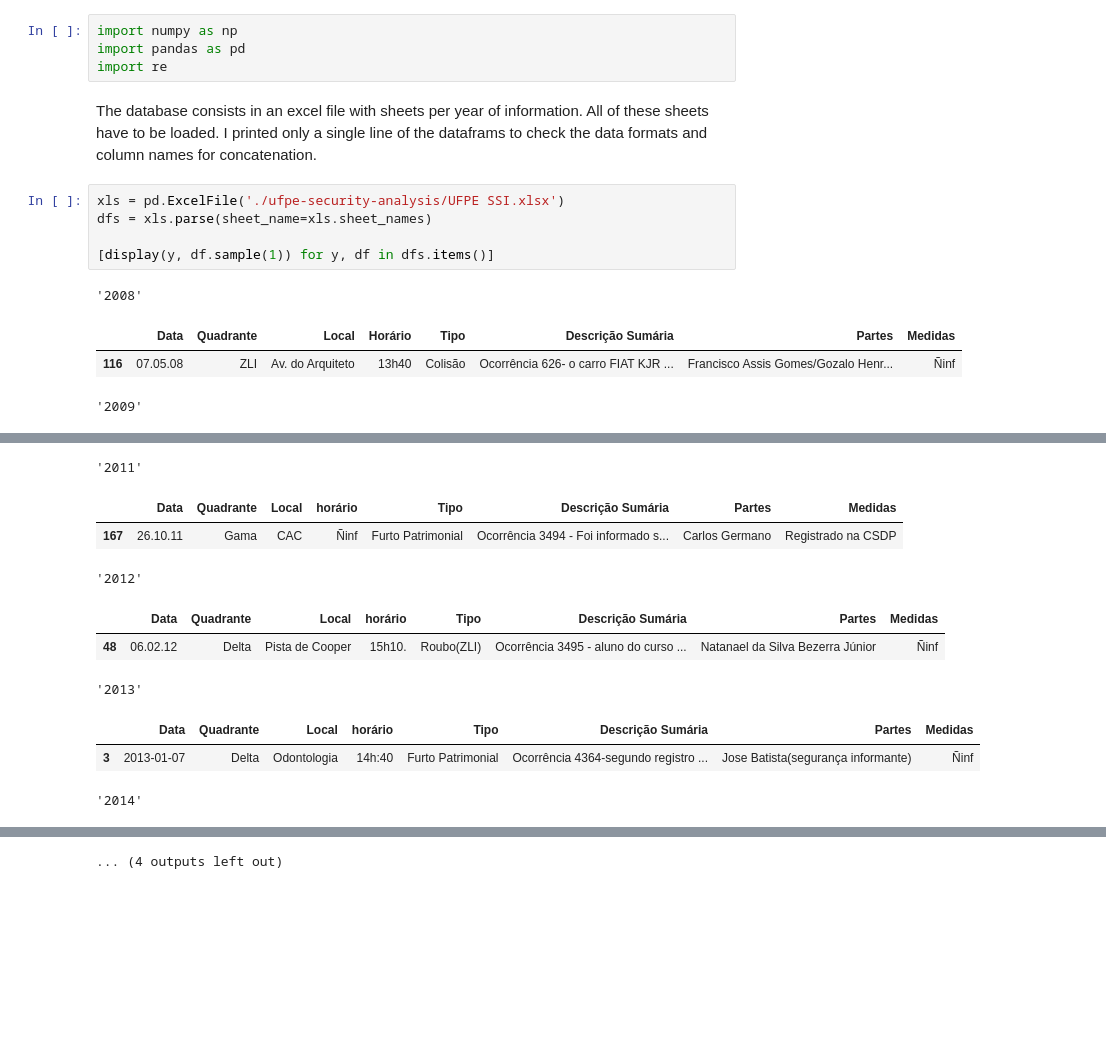
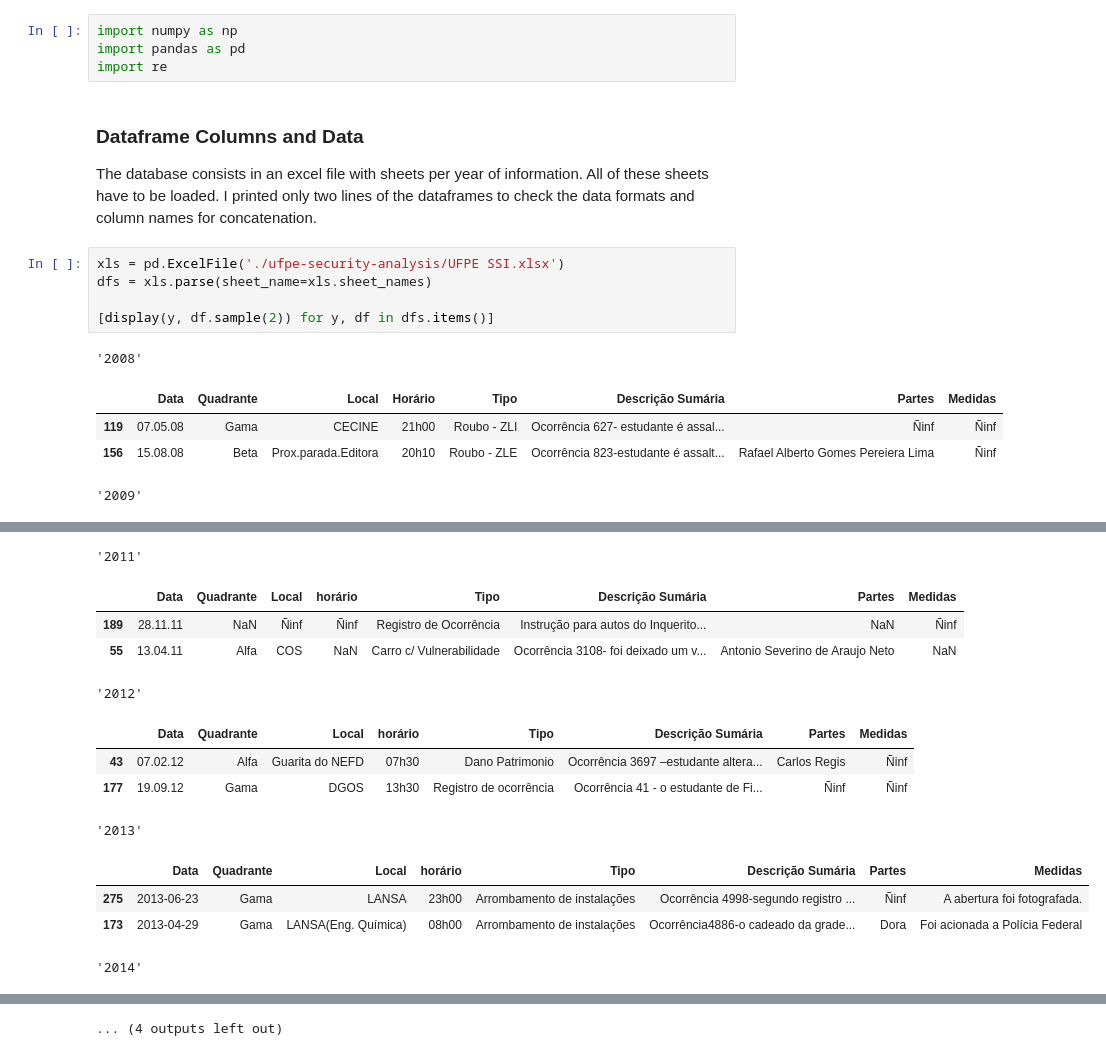
Before and after one commit to pedro00dk/ufpe-security-analysis, a Jupyter notebook: ufpe_sa.ipynb, the cells around one changed output, grey strips where cells are left out. Saved outputs shown, nothing was run; the diff lists cells and outputs as text; blank space fills up the shorter version.

```diff
--- a/ufpe_sa.ipynb
+++ b/ufpe_sa.ipynb
@@ -27,15 +33,18 @@ import numpy as np
 import pandas as pd
 import re
 # %% [markdown]
-The database consists in an excel file with sheets per year of information. All of these sheets have to be loaded. I printed only a single line of the dataframs to check the data formats and column names for concatenation.
+### Dataframe Columns and Data
+
+The database consists in an excel file with sheets per year of information. All of these sheets have to be loaded. I printed only two lines of the dataframes to check the data formats and column names for concatenation.
 # %%
 xls = pd.ExcelFile('./ufpe-security-analysis/UFPE SSI.xlsx')
 dfs = xls.parse(sheet_name=xls.sheet_names)
 
-[display(y, df.sample(1)) for y, df in dfs.items()]
+[display(y, df.sample(2)) for y, df in dfs.items()]
 # %% [output]
 '2008'
 |  | Data | Quadrante | Local | Horário | Tipo | Descrição Sumária | Partes | Medidas |
-| 116 | 07.05.08 | ZLI | Av. do Arquiteto | 13h40 | Colisão | Ocorrência 626- o carro FIAT KJR ... | Francisco Assis Gomes/Gozalo Henr... | Ñinf |
+| 119 | 07.05.08 | Gama | CECINE | 21h00 | Roubo - ZLI | Ocorrência 627- estudante é assal... | Ñinf | Ñinf |
+| 156 | 15.08.08 | Beta | Prox.parada.Editora | 20h10 | Roubo - ZLE | Ocorrência 823-estudante é assalt... | Rafael Alberto Gomes Pereiera Lima | Ñinf |
 '2009'
 |  | Data | Quadrante | Local | Horário | Tipo | Descrição Sumária | Partes | Medidas |
@@ -43,11 +53,14 @@ dfs = xls.parse(sheet_name=xls.sheet_names)
 '2011'
 |  | Data | Quadrante | Local | horário | Tipo | Descrição Sumária | Partes | Medidas |
-| 167 | 26.10.11 | Gama | CAC | Ñinf | Furto Patrimonial | Ocorrência 3494 - Foi informado s... | Carlos Germano | Registrado na CSDP |
+| 189 | 28.11.11 | NaN | Ñinf | Ñinf | Registro de Ocorrência | Instrução para autos do Inquerito... | NaN | Ñinf |
+| 55 | 13.04.11 | Alfa | COS | NaN | Carro c/ Vulnerabilidade | Ocorrência 3108- foi deixado um v... | Antonio Severino de Araujo Neto | NaN |
 '2012'
 |  | Data | Quadrante | Local | horário | Tipo | Descrição Sumária | Partes | Medidas |
-| 48 | 06.02.12 | Delta | Pista de Cooper | 15h10. | Roubo(ZLI) | Ocorrência 3495 - aluno do curso ... | Natanael da Silva Bezerra Júnior | Ñinf |
+| 43 | 07.02.12 | Alfa | Guarita do NEFD | 07h30 | Dano Patrimonio | Ocorrência 3697 –estudante altera... | Carlos Regis | Ñinf |
+| 177 | 19.09.12 | Gama | DGOS | 13h30 | Registro de ocorrência | Ocorrência 41 - o estudante de Fi... | Ñinf | Ñinf |
 '2013'
 |  | Data | Quadrante | Local | horário | Tipo | Descrição Sumária | Partes | Medidas |
-| 3 | 2013-01-07 | Delta | Odontologia | 14h:40 | Furto Patrimonial | Ocorrência 4364-segundo registro ... | Jose Batista(segurança informante) | Ñinf |
+| 275 | 2013-06-23 | Gama | LANSA | 23h00 | Arrombamento de instalações | Ocorrência 4998-segundo registro ... | Ñinf | A abertura foi fotografada. |
+| 173 | 2013-04-29 | Gama | LANSA(Eng. Química) | 08h00 | Arrombamento de instalações | Ocorrência4886-o cadeado da grade... | Dora | Foi acionada a Polícia Federal |
 '2014'
 |  | Data | Quadrante | Local | horário | Tipo | Descrição Sumária | Partes | Medidas |
```
Also changed, not shown: parts of 8 cells of this notebook.
